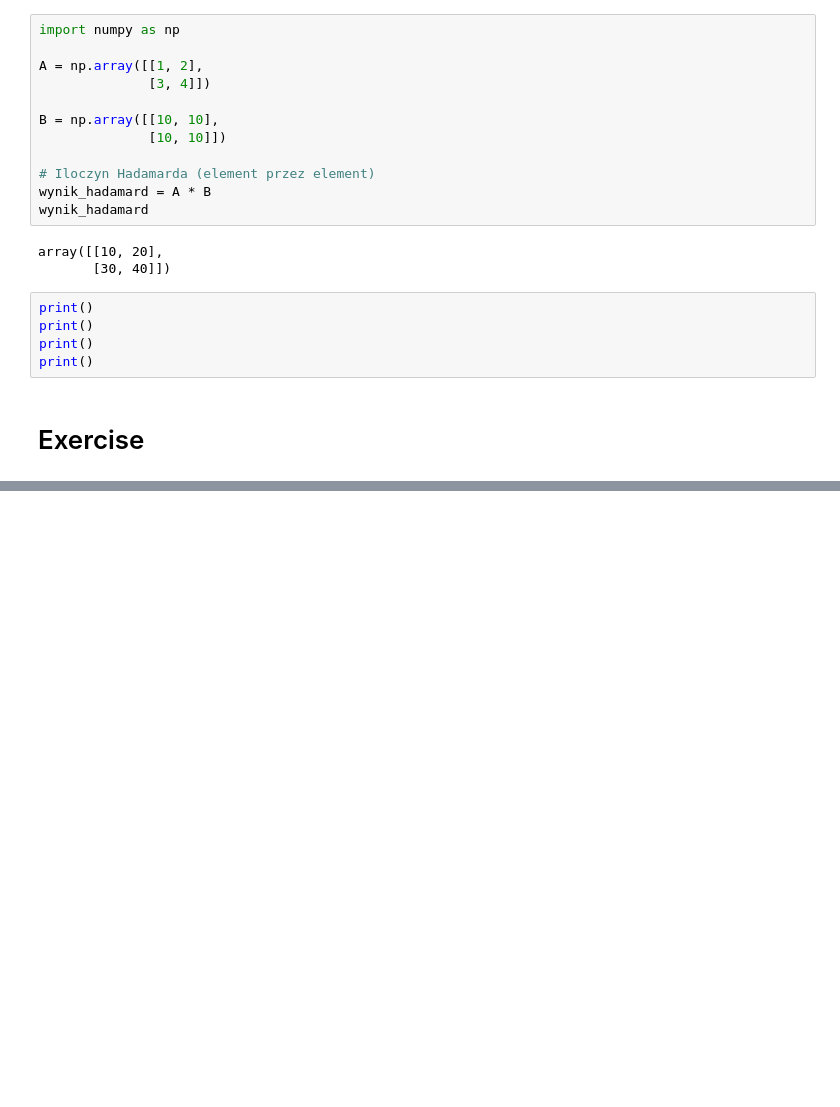
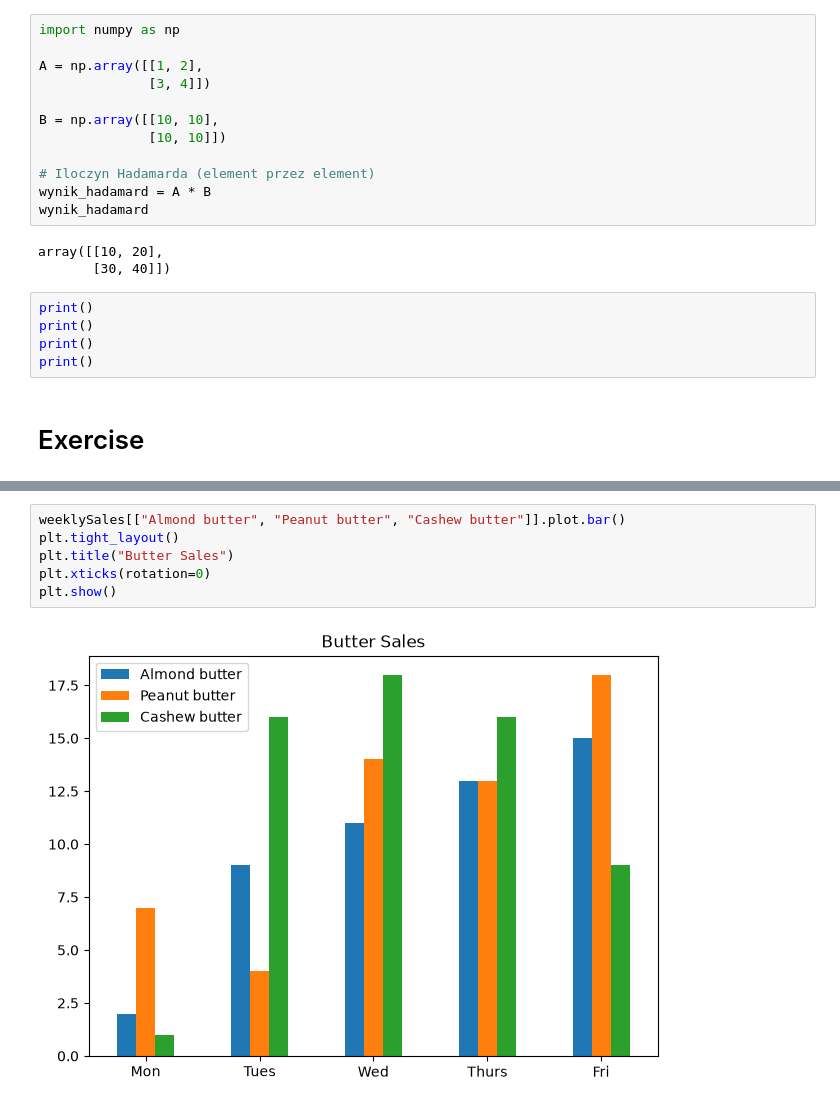
Before and after one commit to pavlovskakristina/ML-journey, a Jupyter notebook: Project2/dotProduct.ipynb, the cells around one changed output, grey strips where cells are left out. Drawn from its saved outputs; the diff is of its cells as text; blank space fills up the shorter version.

```diff
--- a/Project2/dotProduct.ipynb
+++ b/Project2/dotProduct.ipynb
@@ -142,0 +191,8 @@ print()
+# %%
+weeklySales[["Almond butter", "Peanut butter", "Cashew butter"]].plot.bar()
+plt.tight_layout()
+plt.title("Butter Sales")
+plt.xticks(rotation=0)
+plt.show()
+# %% [output]
+[figure, added]
```
Also changed, not shown: parts of 8 cells of this notebook.
